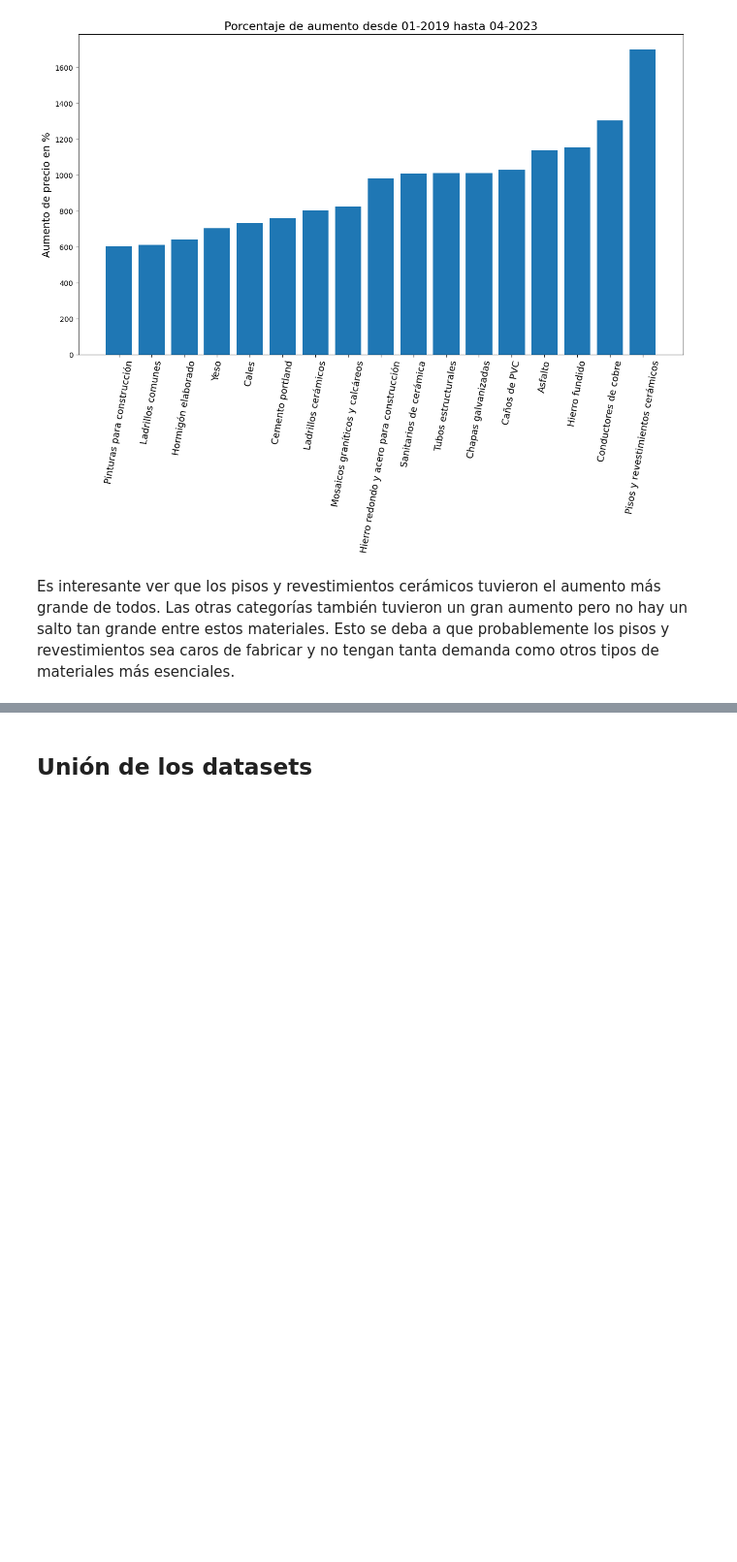
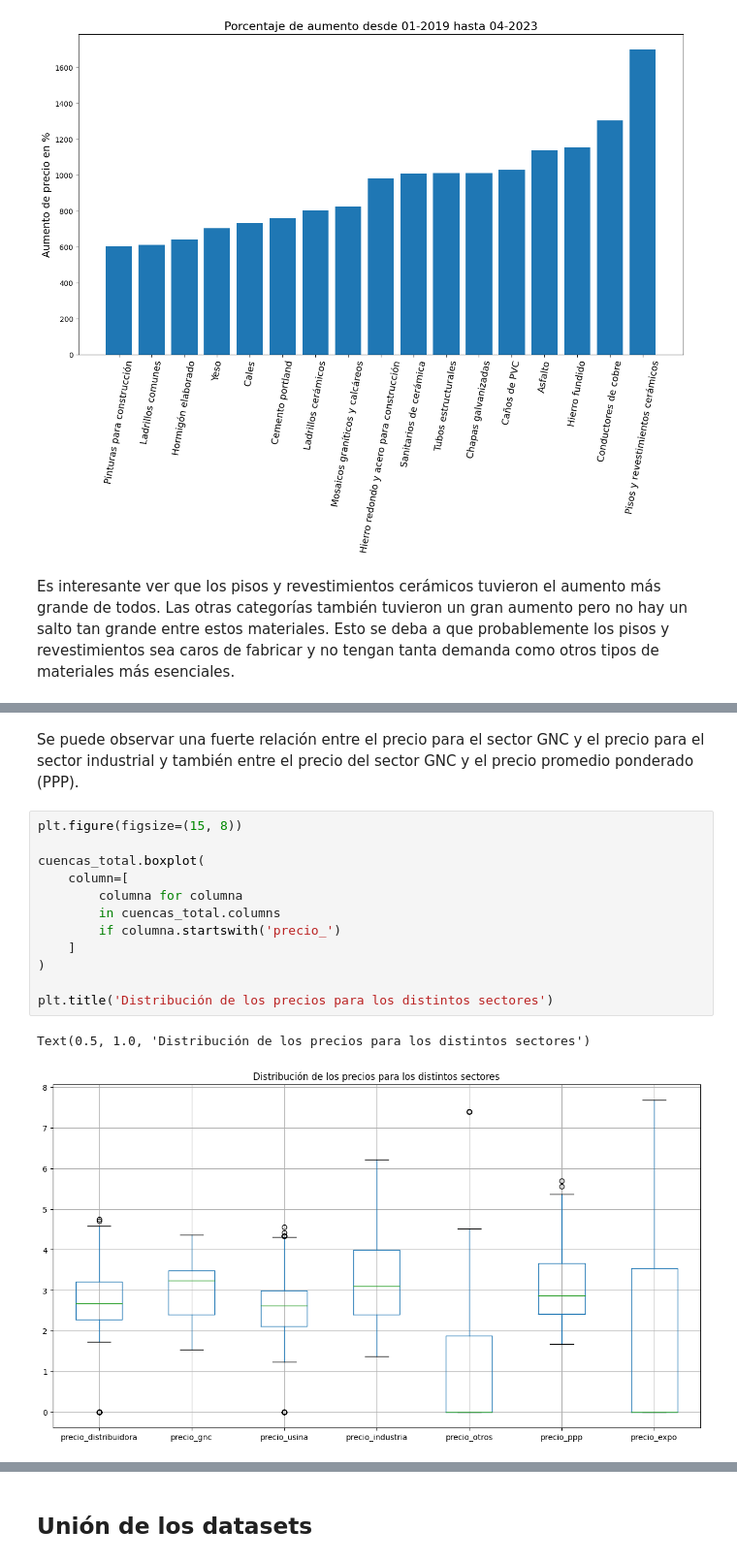
Before and after one commit to Isaiasgaray/fundamentos_final, a Jupyter notebook: TP_Final.ipynb, the cells around one changed output, grey strips where cells are left out. Shown at 97% size. Cells and saved outputs as stored; diff of their text form; blank space fills up the shorter version.

```diff
--- a/TP_Final.ipynb
+++ b/TP_Final.ipynb
@@ -189,0 +201,17 @@ Es interesante ver que los pisos y revestimientos cerámicos tuvieron el aumento
+# %% [markdown]
+Se puede observar una fuerte relación entre el precio para el sector GNC y el precio para el sector industrial y también entre el precio del sector GNC y el precio promedio ponderado (PPP).
+# %%
+plt.figure(figsize=(15, 8))
+
+cuencas_total.boxplot(
+    column=[
+        columna for columna
+        in cuencas_total.columns
+        if columna.startswith('precio_')
+    ]
+)
+
+plt.title('Distribución de los precios para los distintos sectores')
+# %% [output]
+Text(0.5, 1.0, 'Distribución de los precios para los distintos sectores')
+[figure, added]
```
Also changed, not shown: parts of 8 cells of this notebook.
